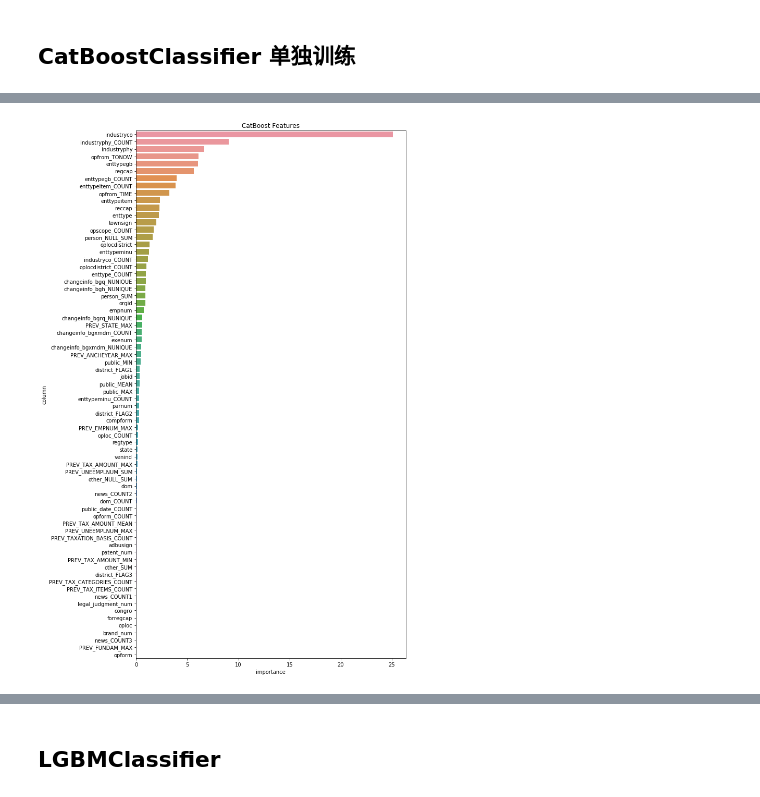
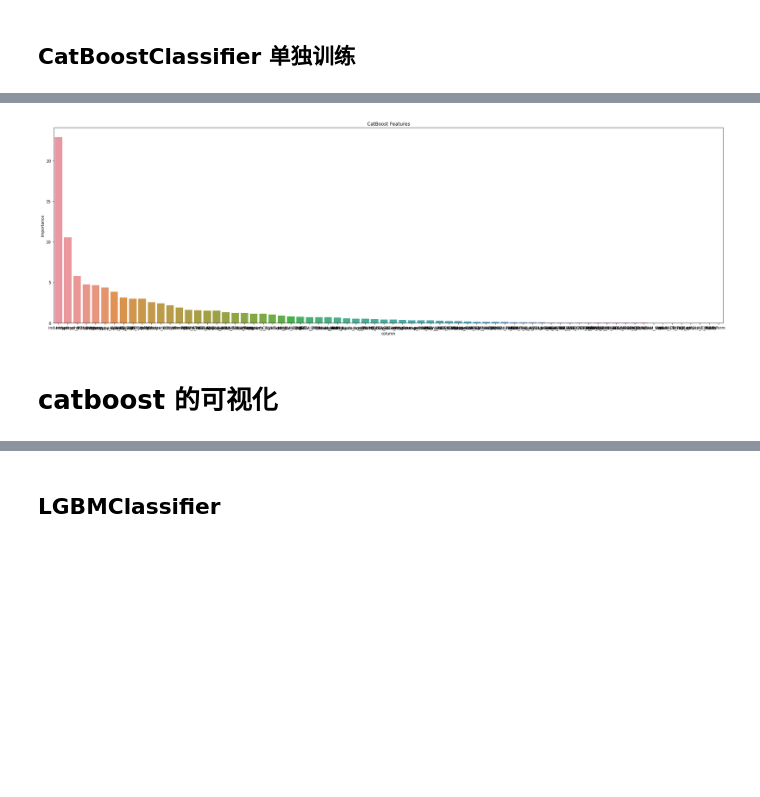
Before and after one commit to BbiHH/ML_poj_lgbmclassifier, a Jupyter notebook: 企业非法集资风险预测.ipynb, the cells around one changed output, grey strips where cells are left out. Cells and saved outputs as stored; diff of their text form; code cells hidden in the pictures; blank space fills up the shorter version.

```diff
--- a/企业非法集资风险预测.ipynb
+++ b/企业非法集资风险预测.ipynb
@@ -460,7 +449,7 @@ def k_fold_serachParmaters(model,train_val_data,train_val_kind,test_kind,flag=Fa
 
         model.fit(x_train, y_train,
                   eval_set=[(x_test, y_test)],
-                  verbose=1000，
+                  verbose=1000,
                   plot=flag
                  )
 
@@ -591,10 +555,12 @@ Shrink model to first 243 iterations.
 # %%
 feature_names_pd = pd.DataFrame({'column': clf.feature_names_,
                                  'importance': clf.feature_importances_,
                                  })
-plt.figure(figsize=(10, 15))
-sns.barplot(x="importance", y="column", data=feature_names_pd.sort_values(by="importance", ascending=False))
+plt.figure(figsize=(25, 8))
+sns.barplot(x="column", y="importance", data=feature_names_pd.sort_values(by="importance", ascending=False))
 plt.title('CatBoost Features')
 plt.tight_layout()
 # %% [output]
-[figure, old version]
+[figure, new version]
+# %% [markdown]
+# catboost 的可视化
```
Also changed, not shown: parts of 29 cells of this notebook.
